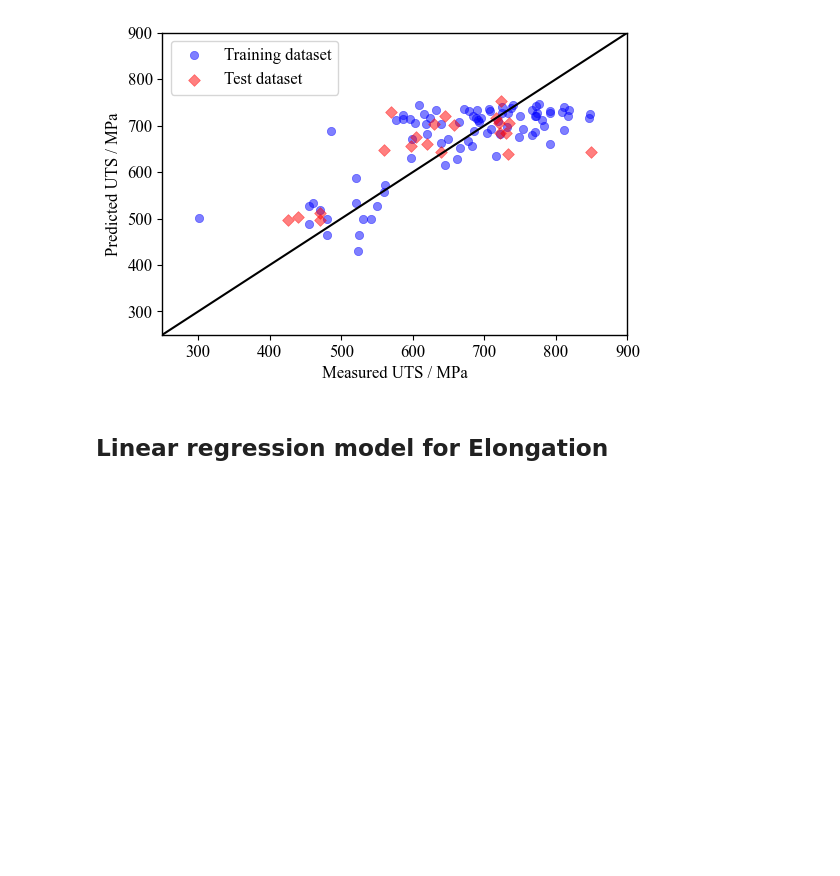
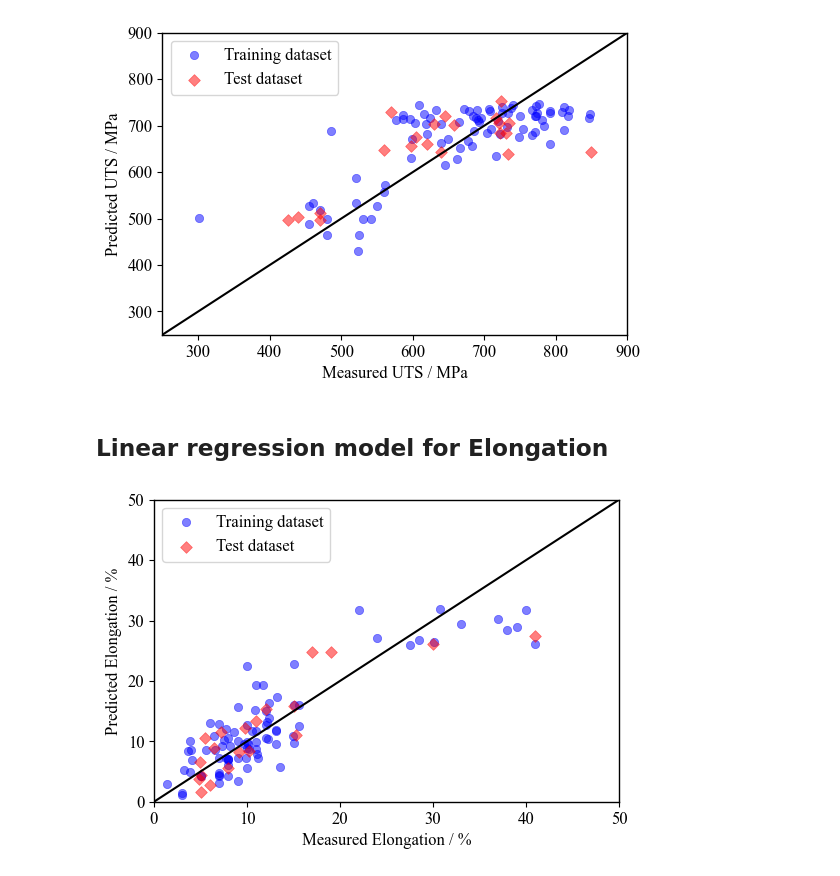
Before and after one commit to key40121/machine_learning_based_prediction_of_the_mechanical_properties_of_b_titanium_SMAs, a Jupyter notebook: linear_regression_model.ipynb, the cells around one changed output. Saved outputs shown, nothing was run; the diff lists cells and outputs as text; code cells hidden in the pictures; blank space fills up the shorter version.

Commit message:
add linear regression model for elongation

```diff
--- a/linear_regression_model.ipynb
+++ b/linear_regression_model.ipynb
@@ -90,3 +90,39 @@ fig.show()
 [figure]
 # %% [markdown]
 ## Linear regression model for Elongation
+# %%
+# Split data into x and y based on the feature selection
+y = dataset[['Elongation']]
+X = dataset[['Ti', 'Mo_Equiavalent2', 'Delta', 'Electronegativity', 'Bo', 'Cold_Rolling_Rate']]
+
+X_train, X_test, y_train, y_test = train_test_split(X, y,
+                                                    stratify = dataset['stratify'], test_size=0.2, random_state=2361)
+lm = LinearRegression()
+lm.fit(X_train, y_train)
+
+predictions_test = lm.predict(X_test)
+predictions_train = lm.predict(X_train)
+
+r2_train, r2_test, MAE_test, MSE_test, RMSE_test = fc.model_evaluation(lm, X_train, X_test, y_train, y_test)
+# %%
+# Create a figure
+x = np.linspace(0, 50)
+y_diagonal = x
+
+fig = plt.figure()
+ax = fig.add_subplot(1, 1, 1)
+
+line1 = ax.plot(x, y_diagonal, c='black')
+scatter2 = ax.scatter(y_train, predictions_train, c='blue', alpha=0.5, edgecolor='blue', linewidths=0.5, label='Training dataset')
+scatter1 = ax.scatter(y_test, predictions_test, c='red',marker="D",alpha=0.5, edgecolor='red', linewidths=0.5, label='Test dataset')
+
+ax.set_xlim(0, 50)
+ax.set_ylim(0, 50)
+ax.legend()
+# ax.set_title('Predicted Elongation (by LIN) vs. Measured Elongation')
+ax.set_xlabel('Measured Elongation / %')
+ax.set_ylabel('Predicted Elongation / %')
+# plt.savefig('regression_elongation.png', bbox_inches="tight", pad_inches=0.05)
+fig.show()
+# %% [output]
+[figure, added]
```
